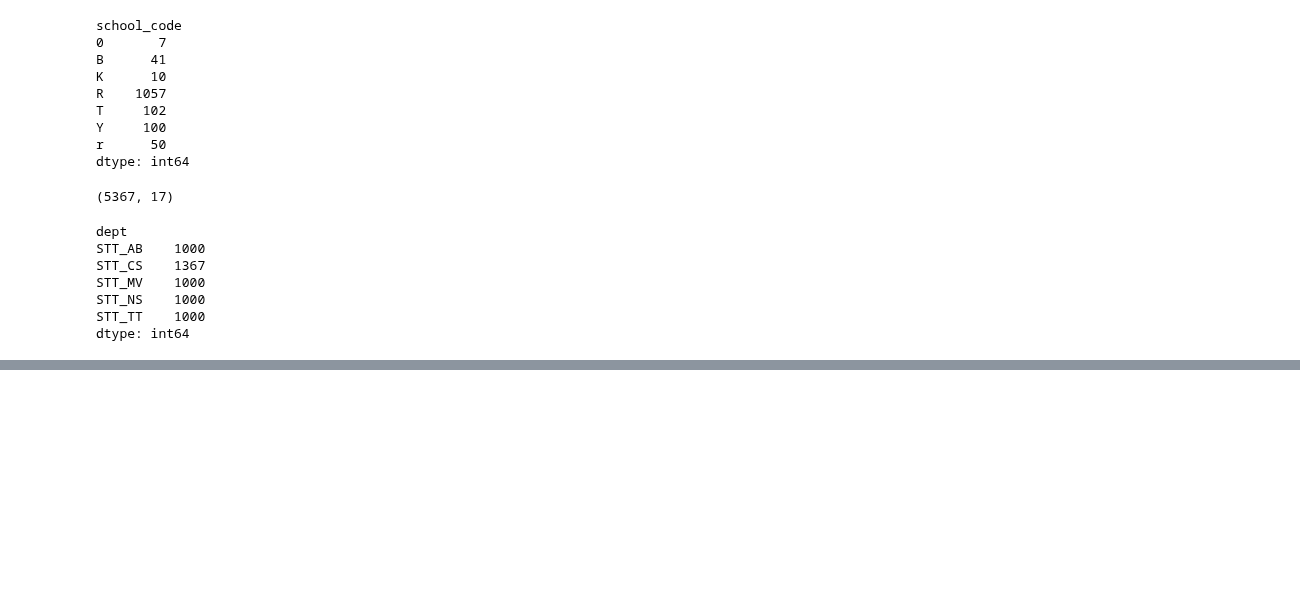
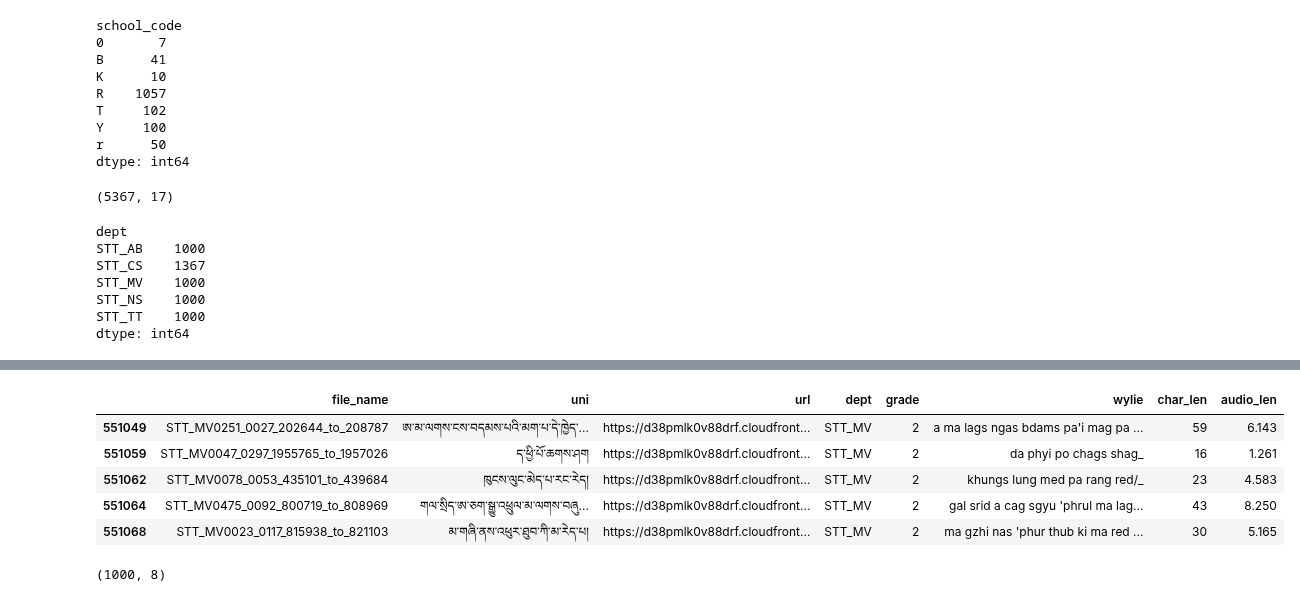
Before and after one commit to spsither/combining-dataset, a Jupyter notebook: 05_benchmark.ipynb, the cells around one changed output, grey strips where cells are left out. Cells and saved outputs as stored; diff of their text form; code cells hidden in the pictures; blank space fills up the shorter version.

Commit message:
benchmark use only existing mv files

```diff
--- a/05_benchmark.ipynb
+++ b/05_benchmark.ipynb
@@ -304,0 +323,9 @@ benchmarks[['file_name', 'uni', 'wylie', 'url', 'dept', 'grade', 'char_len']].he
+# %%
+benchmarks_mv = df[df['dept'] == 'STT_MV']
+# %%
+dir = '/home/monlamai/Downloads/'
+
+mv_existing = ['test.tsv', 'train.tsv', 'validation.tsv']
+
+mv_existing = [pd.read_csv(dir+f, sep='\t') for f in mv_existing]
+mv_existing = pd.concat(mv_existing)
@@ -304,0 +341,14 @@ benchmarks[['file_name', 'uni', 'wylie', 'url', 'dept', 'grade', 'char_len']].he
+# %%
+mv_existing['file_name'] = mv_existing['file_name'].str.replace('.wav', '')
+# %%
+benchmarks_mv = benchmarks_mv[benchmarks_mv['file_name'].isin(mv_existing['file_name'])]
+# %%
+benchmarks_mv.reindex()
+benchmarks_mv.head()
+# %% [output]
+|  | file_name | uni | url | dept | grade | wylie | char_len | audio_len |
+| 551049 | STT_MV0251_0027_202644_to_208787 | ཨ་མ་ལགས་ངས་བདམས་པའི་མག་པ་དེ་ཁྱེད་... | https://d38pmlk0v88drf.cloudfront... | STT_MV | 2 | a ma lags ngas bdams pa'i mag pa ... | 59 | 6.143 |
+| 551059 | STT_MV0047_0297_1955765_to_1957026 | ད་ཕྱི་པོ་ཆགས་ཤག | https://d38pmlk0v88drf.cloudfront... | STT_MV | 2 | da phyi po chags shag_ | 16 | 1.261 |
+| 551062 | STT_MV0078_0053_435101_to_439684 | ཁུངས་ལུང་མེད་པ་རང་རེད། | https://d38pmlk0v88drf.cloudfront... | STT_MV | 2 | khungs lung med pa rang red/_ | 23 | 4.583 |
+| 551064 | STT_MV0475_0092_800719_to_808969 | གལ་སྲིད་ཨ་ཅག་སྒྱུ་འཕྲུལ་མ་ལགས་བཞུ... | https://d38pmlk0v88drf.cloudfront... | STT_MV | 2 | gal srid a cag sgyu 'phrul ma lag... | 43 | 8.250 |
+| 551068 | STT_MV0023_0117_815938_to_821103 | མ་གཞི་ནས་འཕུར་ཐུབ་ཀི་མ་རེད་པ། | https://d38pmlk0v88drf.cloudfront... | STT_MV | 2 | ma gzhi nas 'phur thub ki ma red ... | 30 | 5.165 |
@@ -304,0 +357,4 @@ benchmarks[['file_name', 'uni', 'wylie', 'url', 'dept', 'grade', 'char_len']].he
+# %%
+benchmarks_mv.shape
+# %% [output]
+(1000, 8)
```
Also changed, not shown: parts of 14 cells of this notebook, 4 other files.
